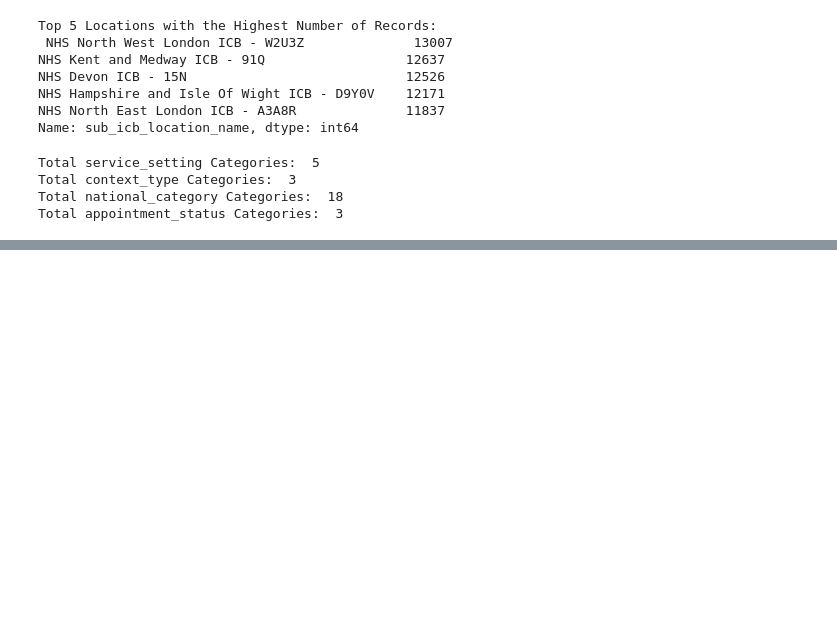
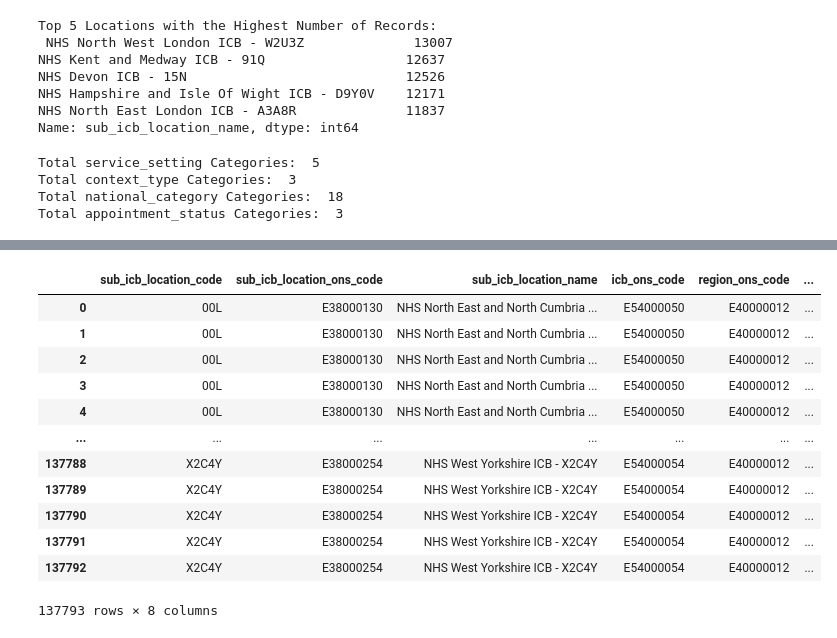
Before and after one commit to ClaireLLawrence/Lawrence_Claire_DA201_Assignment, a Jupyter notebook: Lawrence_Claire_DA201_Assignment_Notebook.ipynb, the cells around one changed output, grey strips where cells are left out. Saved outputs shown, nothing was run; the diff lists cells and outputs as text; code cells hidden in the pictures; blank space fills up the shorter version.

```diff
--- a/Lawrence_Claire_DA201_Assignment_Notebook.ipynb
+++ b/Lawrence_Claire_DA201_Assignment_Notebook.ipynb
@@ -258,0 +315,5 @@ Total appointment_status Categories:  3
+# %%
+# datetime is imported. The type is changed in the ad DataFrame from a string to the datetime64 format.
+from datetime import datetime
+
+ad['appointment_date'] = ad['appointment_date'].astype('datetime64[ns]')
@@ -258,0 +333,4 @@ Total appointment_status Categories:  3
+# %%
+# The date in the ad DataFrame is then reformatted to dd-mm-yyyy.
+ad['appointment_date'] = ad['appointment_date'].dt.strftime('%d-%m-%Y')
+ad.head()
@@ -258,0 +378,17 @@ Total appointment_status Categories:  3
+# %%
+# The data is sorted in both DataFrames to check date range of the data.
+ad.sort_index()
+# %% [output]
+|  | sub_icb_location_code | sub_icb_location_ons_code | sub_icb_location_name | icb_ons_code | region_ons_code | ... |
+| 0 | 00L | E38000130 | NHS North East and North Cumbria ... | E54000050 | E40000012 | ... |
+| 1 | 00L | E38000130 | NHS North East and North Cumbria ... | E54000050 | E40000012 | ... |
+| 2 | 00L | E38000130 | NHS North East and North Cumbria ... | E54000050 | E40000012 | ... |
+| 3 | 00L | E38000130 | NHS North East and North Cumbria ... | E54000050 | E40000012 | ... |
+| 4 | 00L | E38000130 | NHS North East and North Cumbria ... | E54000050 | E40000012 | ... |
+| ... | ... | ... | ... | ... | ... | ... |
+| 137788 | X2C4Y | E38000254 | NHS West Yorkshire ICB - X2C4Y | E54000054 | E40000012 | ... |
+| 137789 | X2C4Y | E38000254 | NHS West Yorkshire ICB - X2C4Y | E54000054 | E40000012 | ... |
+| 137790 | X2C4Y | E38000254 | NHS West Yorkshire ICB - X2C4Y | E54000054 | E40000012 | ... |
+| 137791 | X2C4Y | E38000254 | NHS West Yorkshire ICB - X2C4Y | E54000054 | E40000012 | ... |
+| 137792 | X2C4Y | E38000254 | NHS West Yorkshire ICB - X2C4Y | E54000054 | E40000012 | ... |
+137793 rows × 8 columns
```
Also changed, not shown: parts of 38 cells of this notebook.
